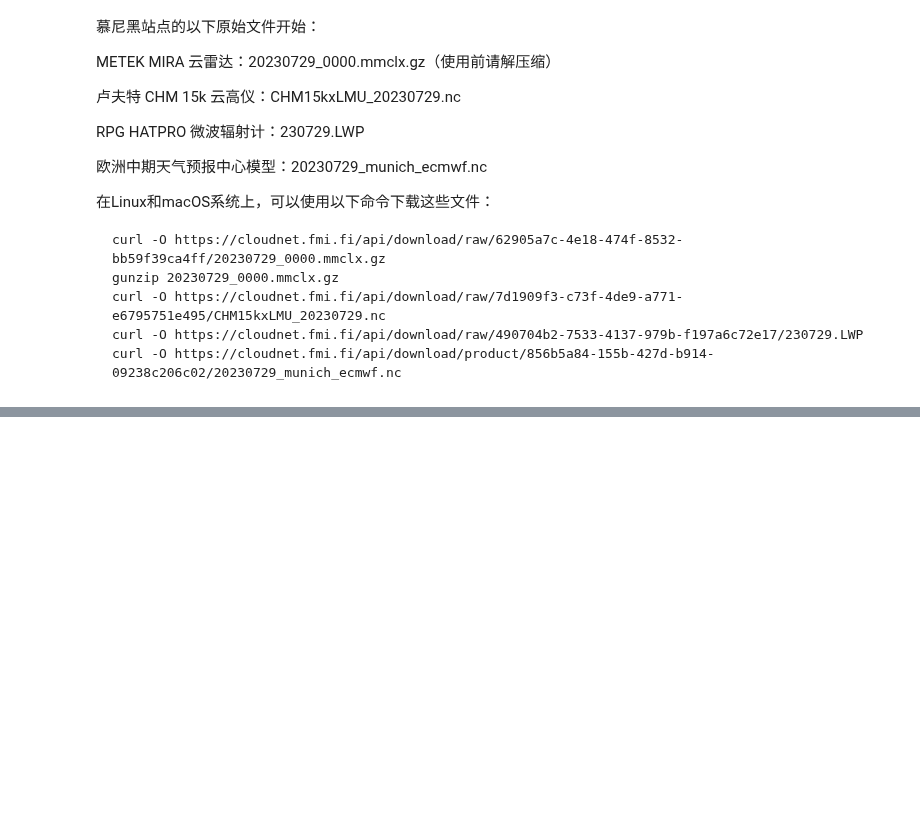
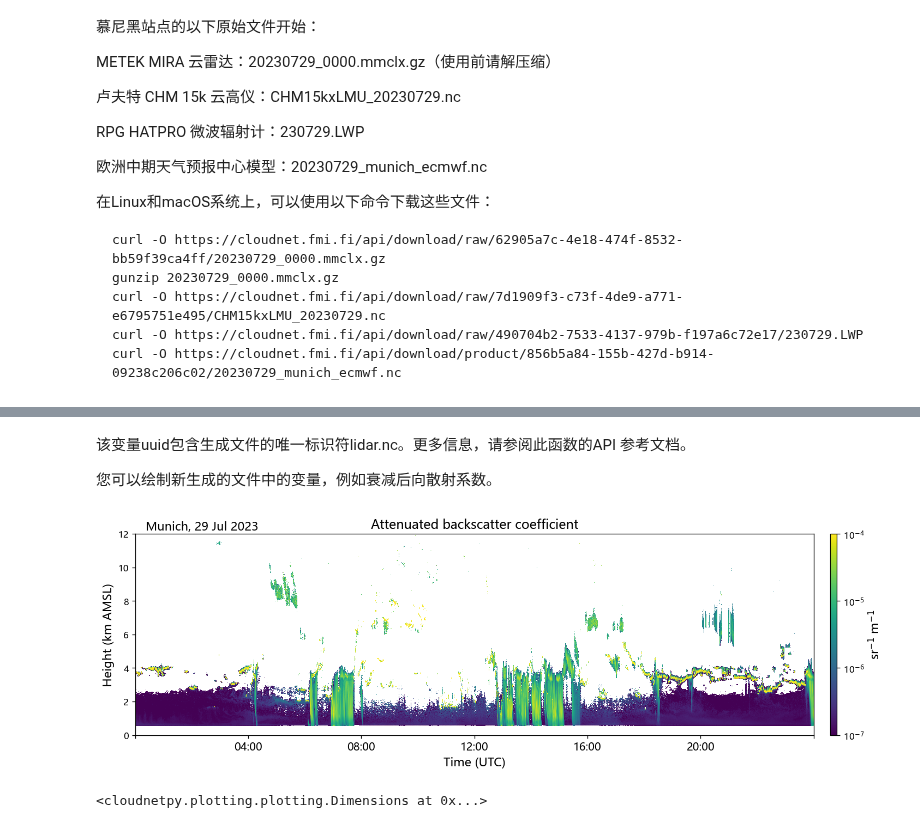
Before and after one commit to longtsing/metgrs, a Jupyter notebook: examples/扩展3：CoudNetPy.ipynb, the cells around one changed output, grey strips where cells are left out. Cells and saved outputs as stored; diff of their text form; code cells hidden in the pictures; blank space fills up the shorter version.

```diff
--- a/examples/扩展3：CoudNetPy.ipynb
+++ b/examples/扩展3：CoudNetPy.ipynb
@@ -64,2 +131,9 @@ uuid = ceilo2nc(datapath+''CHM15kxLMU_20230729.nc', datapath+lidar.nc', {'name':
+# %% [markdown]
+该变量uuid包含生成文件的唯一标识符lidar.nc。更多信息，请参阅此函数的API 参考文档。
+
+您可以绘制新生成的文件中的变量，例如衰减后向散射系数。
 # %%
-generate_figure(datapath+''lidar.nc', ['beta'])
+generate_figure(datapath+'lidar.nc', ['beta'])
+# %% [output]
+[figure, added]
+<cloudnetpy.plotting.plotting.Dimensions at 0x...>
```
Also changed, not shown: parts of 26 cells of this notebook, 2 other files.
